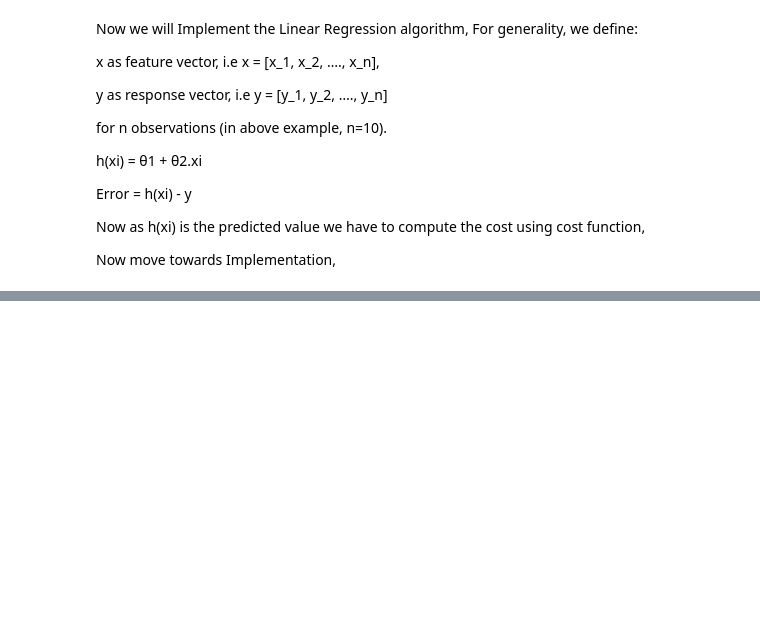
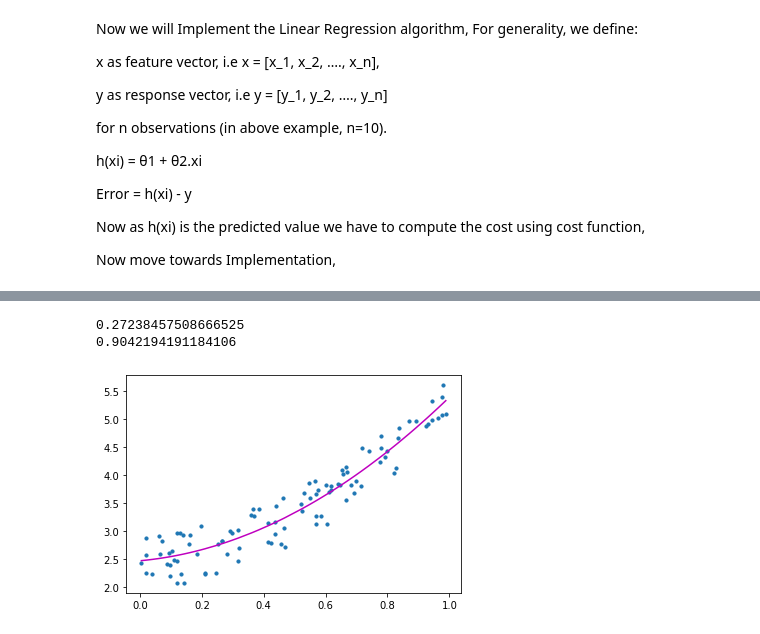
Before and after one commit to hritik5102/Fundamentals_of_DS_ML_DL, a Jupyter notebook: Machine learning tutorials/Linear_regression.ipynb, the cells around one changed output, grey strips where cells are left out. Drawn from its saved outputs; the diff is of its cells as text; code cells hidden in the pictures; blank space fills up the shorter version.

```diff
--- a/Machine learning tutorials/Linear_regression.ipynb
+++ b/Machine learning tutorials/Linear_regression.ipynb
@@ -120,0 +151,51 @@ R2 score:  0.9038655568672764
+# %%
+import operator
+import numpy as np
+import matplotlib.pyplot as plt
+
+from sklearn.linear_model import LinearRegression
+from sklearn.metrics import mean_squared_error, r2_score
+from sklearn.preprocessing import PolynomialFeatures
+
+# np.random.seed(0)
+# x = 2 - 3 * np.random.normal(0, 1, 20)
+# y = x - 2 * (x ** 2) + 0.5 * (x ** 3) + np.random.normal(-3, 3, 20)
+
+np.random.seed(0)
+x = np.random.rand(100, 1)
+y = 2 + 3 * x*x + np.random.rand(100, 1)
+x = x.flatten()
+y = y.flatten()
+# plot
+# plt.scatter(x,y,s=10)
+# plt.xlabel('x')
+# plt.ylabel('y')
+# plt.show()
+
+# transforming the data to include another axis
+x = x[:, np.newaxis]
+y = y[:, np.newaxis]
+
+polynomial_features= PolynomialFeatures(degree=2)
+x_poly = polynomial_features.fit_transform(x)
+
+model = LinearRegression()
+model.fit(x_poly, y)
+y_poly_pred = model.predict(x_poly)
+
+rmse = np.sqrt(mean_squared_error(y,y_poly_pred))
+r2 = r2_score(y,y_poly_pred)
+print(rmse)
+print(r2)
+
+plt.scatter(x, y, s=10)
+# sort the values of x before line plot
+sort_axis = operator.itemgetter(0)
+sorted_zip = sorted(zip(x,y_poly_pred), key=sort_axis)
+x, y_poly_pred = zip(*sorted_zip)
+plt.plot(x, y_poly_pred, color='m')
+plt.show()
+# %% [output]
+0.27238457508666525
+0.9042194191184106
+[figure, added]
```
Also changed, not shown: parts of 6 cells of this notebook, 2 other files.
